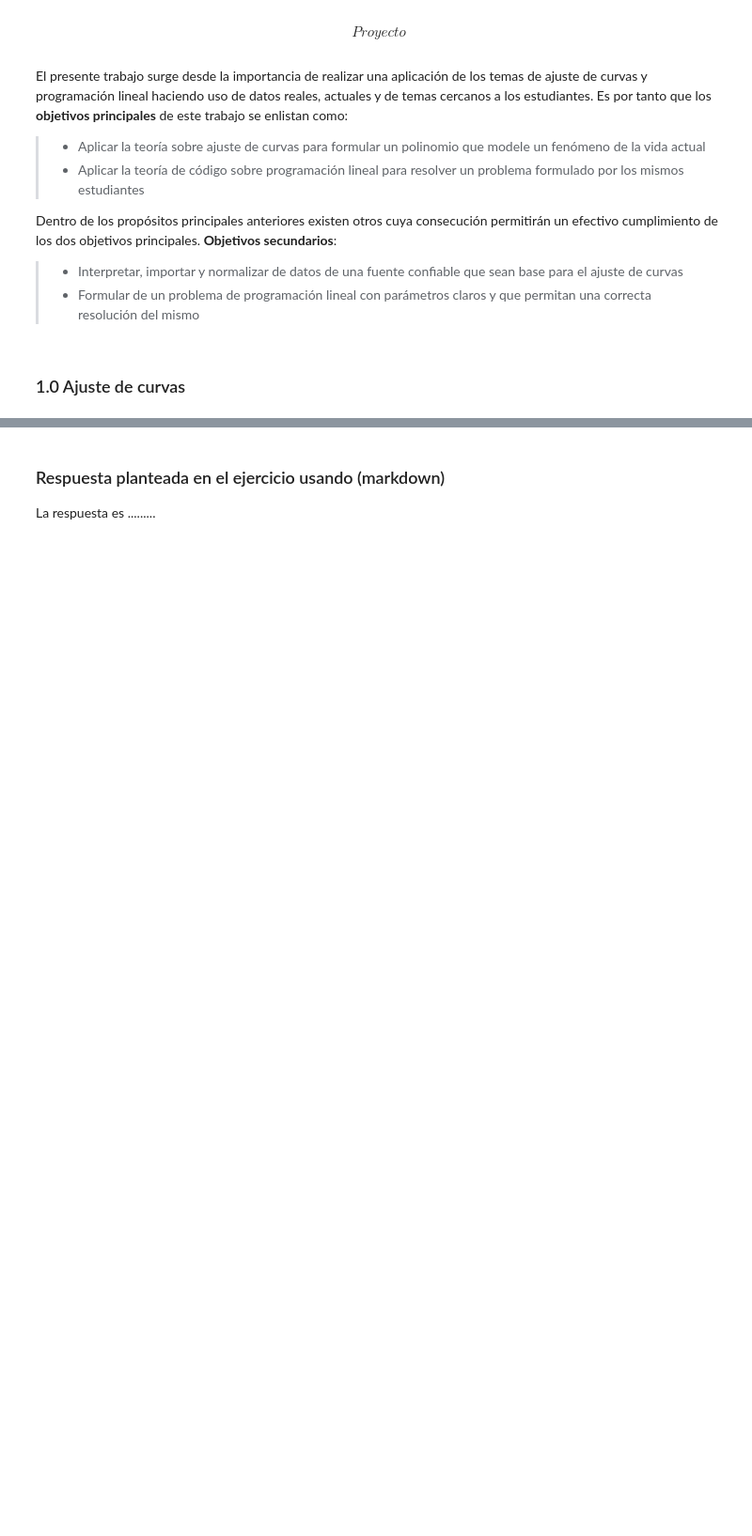
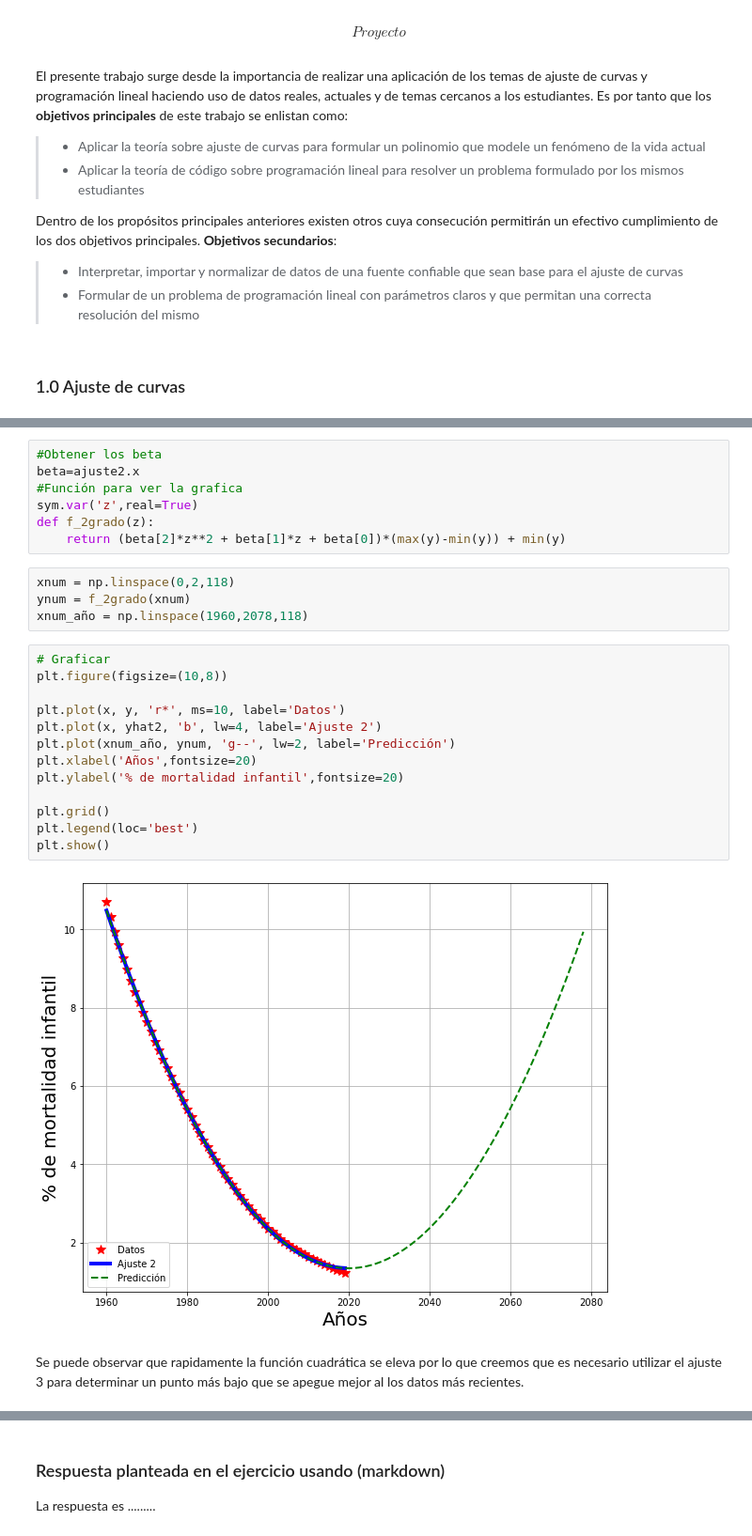
Before and after one commit to Samuelrodriguezp/Proyecto1_RguezSamuel, a Jupyter notebook: Proyecto.ipynb, the cells around one changed output, grey strips where cells are left out. Shown at 94% size. Drawn from its saved outputs; the diff is of its cells as text; blank space fills up the shorter version.

```diff
--- a/Proyecto.ipynb
+++ b/Proyecto.ipynb
@@ -47,0 +130,28 @@ Así que surgió la pregunta: siguiendo esta tendencia ¿en qué año la mortali
+# %%
+#Obtener los beta
+beta=ajuste2.x
+#Función para ver la grafica
+sym.var('z',real=True)
+def f_2grado(z):
+    return (beta[2]*z**2 + beta[1]*z + beta[0])*(max(y)-min(y)) + min(y)
+# %%
+xnum = np.linspace(0,2,118)
+ynum = f_2grado(xnum)
+xnum_año = np.linspace(1960,2078,118)
+# %%
+# Graficar
+plt.figure(figsize=(10,8))
+
+plt.plot(x, y, 'r*', ms=10, label='Datos')
+plt.plot(x, yhat2, 'b', lw=4, label='Ajuste 2')
+plt.plot(xnum_año, ynum, 'g--', lw=2, label='Predicción')
+plt.xlabel('Años',fontsize=20)
+plt.ylabel('% de mortalidad infantil',fontsize=20)
+
+plt.grid()
+plt.legend(loc='best')
+plt.show()
+# %% [output]
+[figure, added]
+# %% [markdown]
+Se puede observar que rapidamente la función cuadrática se eleva por lo que creemos que es necesario utilizar el ajuste 3 para determinar un punto más bajo que se apegue mejor al los datos más recientes.
```
Also changed, not shown: parts of 23 cells of this notebook, 1 other file.
